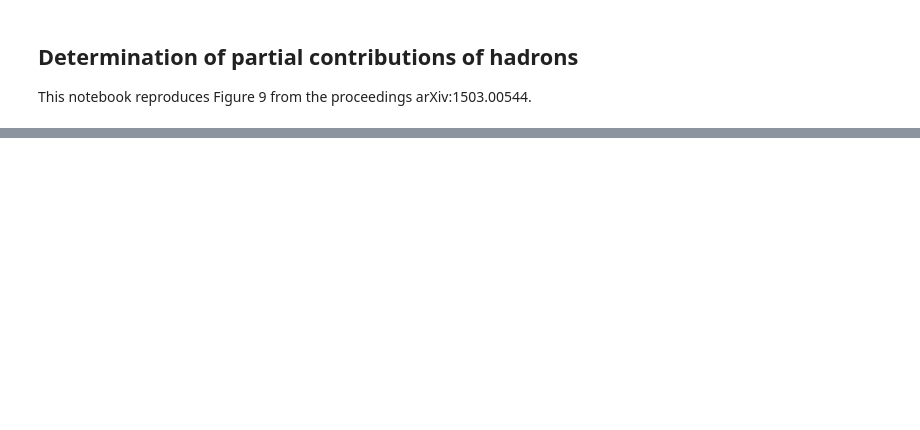
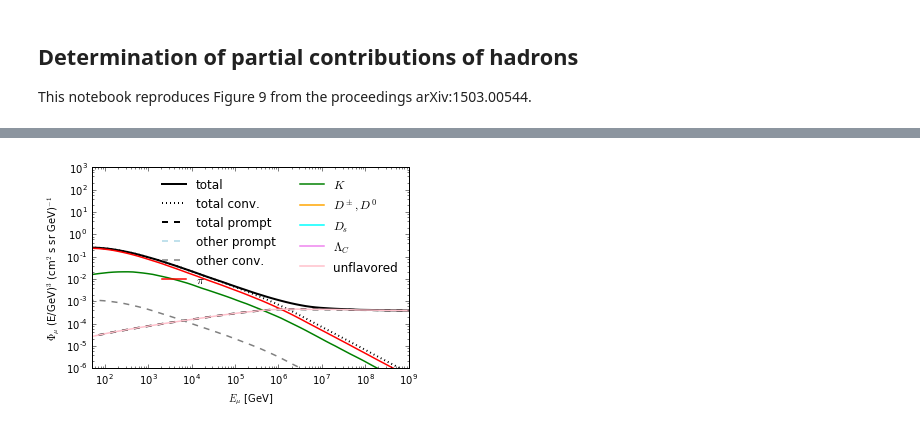
Before and after one commit to mceq-project/MCEq, a Jupyter notebook: examples/partial_hadron_contribution.ipynb, the cells around one changed output, grey strips where cells are left out. Saved outputs shown, nothing was run; the diff lists cells and outputs as text; code cells hidden in the pictures; blank space fills up the shorter version.

```diff
--- a/examples/partial_hadron_contribution.ipynb
+++ b/examples/partial_hadron_contribution.ipynb
@@ -239,25 +276,27 @@ plt.savefig('/Users/afedynitch/OneDrive/Dokumente/Plots/results_chapter/detailed
 # %%
 fig = plt.figure(figsize=(5.5, 3.75))
 plt.plot(e_grid, mu_total, ls='-', lw=2, color='black', label='total')
 plt.plot(e_grid, mu_conv, ls='dotted', lw=2, color='black', label=r'total conv.')
 plt.plot(e_grid, mu_prompt, ls='--', lw=2, color='black', label='total prompt')
 plt.plot(e_grid, mu_obs['other prompt'], ls='--', lw=1.5, color='lightblue', label=r'other prompt')
 plt.plot(e_grid, mu_obs['other conv. mu'], ls='--', lw=1.5, color='grey', label=r'other conv.')
 plt.plot(e_grid, mu_pi, ls='-', lw=1.5, color='red', label=r'$\pi$')
 plt.plot(e_grid, mu_k, ls='-', lw=1.5, color='green', label=r'$K$')
 plt.plot(e_grid, mu_obs['$D^\\pm + D^0$'], ls='-', lw=1.5, color='orange', label=r'$D^\pm, D^0$')
 plt.plot(e_grid, mu_obs['$D_s$'], ls='-', lw=1.5, color='cyan', label=r'$D_s$')
 plt.plot(e_grid, mu_obs['$\\Lambda_C$'], ls='-', lw=1.5, color='violet', label=r'$\Lambda_C$')
 plt.plot(e_grid, mu_obs['unflavored'], ls='-', lw=1.5, color='pink', label=r'unflavored')
 
 plt.loglog()
 plt.xlabel(r"$E_{\mu}$ [GeV]")
-plt.ylabel(r"$\Phi_{\mu}$ (E/GeV)$^{" + str(mag) + "}$ (cm$^{2}$ s sr GeV)$^{-1}$")
+plt.ylabel(r"$\Phi_{\mu}$ (E/GeV)$^{" + str(mag) + "}$ [cm$^{2}$ s sr GeV]$^{-1}$")
 plt.xlim([50, 1e9])
 plt.ylim([1e-6, 1e3])
 plt.legend(loc='upper right', frameon=False, numpoints=1, ncol=2)
 plt.tight_layout()
-plt.savefig('/Users/afedynitch/OneDrive/Dokumente/Plots/results_chapter/detailed_mu_flux_sib23_rc3a.pdf')
+# plt.savefig('/Users/afedynitch/OneDrive/Dokumente/Plots/results_chapter/detailed_mu_flux_sib23_rc3a.pdf')
+# %% [output]
+[figure, added]
 # %%
 fig = plt.figure(figsize=(5.5, 3.75))
 plt.plot(e_grid, numu_total, ls='-', lw=2, color='black', label='total')
```
Also changed, not shown: parts of 8 cells of this notebook, 7 other files.
